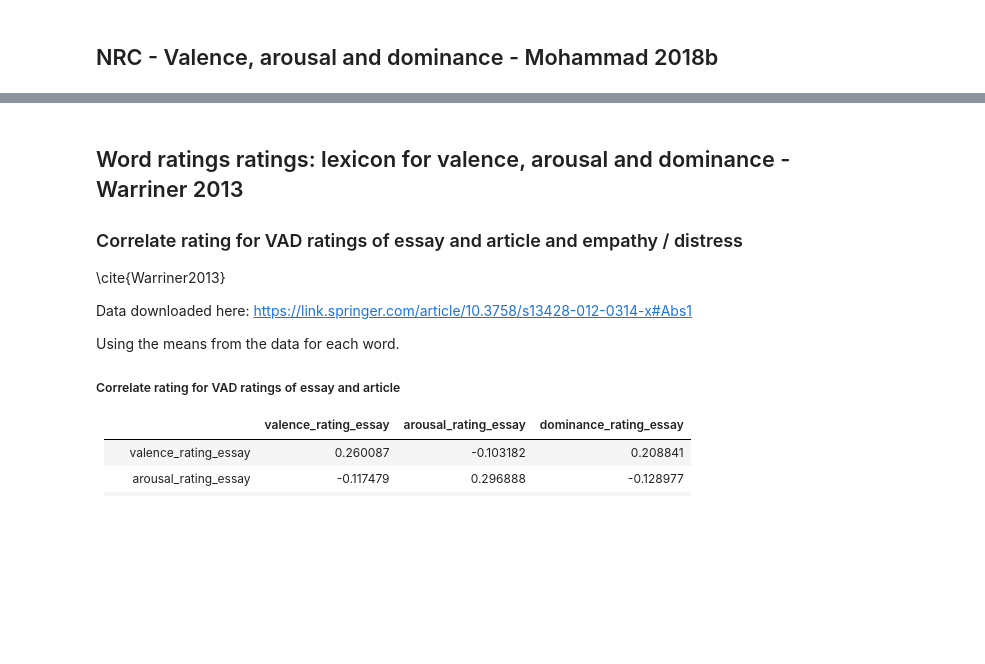
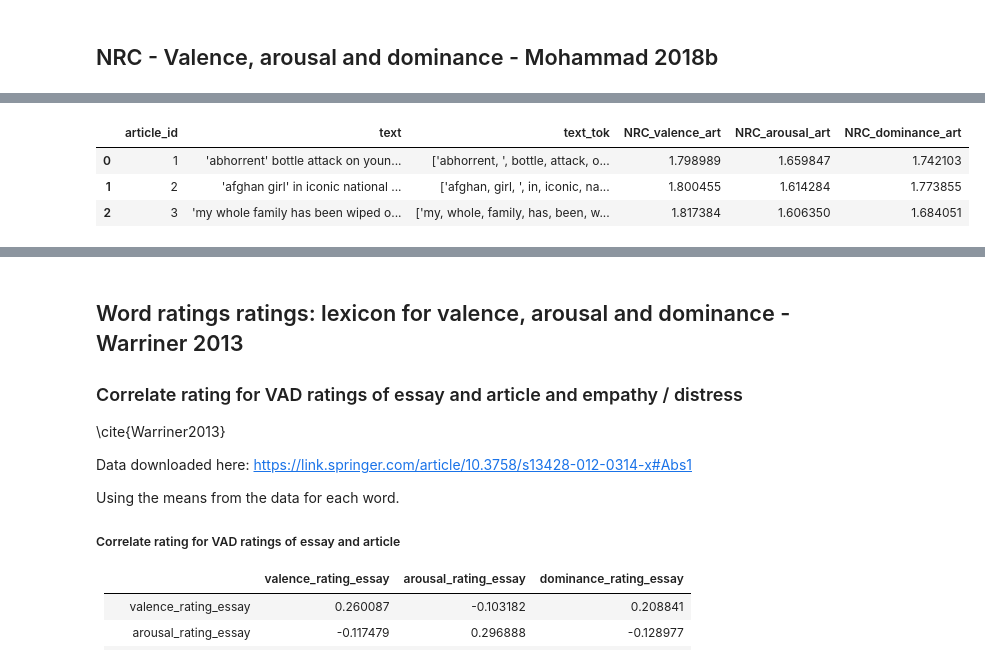
Before and after one commit to myrazma/2022_Masterthesis_Code, a Jupyter notebook: analysis/feature_development.ipynb, the cells around one changed output, grey strips where cells are left out. Cells and saved outputs as stored; diff of their text form; code cells hidden in the pictures; blank space fills up the shorter version.

```diff
--- a/analysis/feature_development.ipynb
+++ b/analysis/feature_development.ipynb
@@ -98,3 +98,8 @@ AIL_lex[:3]
 Downloaded here: http://saifmohammad.com/WebPages/nrc-vad.html
 
 20.000 words with translations
+# %%
+NRC_VAD_lex = pd.read_csv('../data/lexicon/NRC-VAD-Lexicon-Aug2018Release/NRC-VAD-Lexicon.txt', sep='\t', header=None)
+NRC_VAD_lex.columns = ['word', 'valence', 'arousal', 'dominance']
+NRC_VAD_lex = NRC_VAD_lex.set_index('word')
+NRC_VAD_lex[5:8]
@@ -448,0 +504,11 @@ AIL_joined[[col + '_sim' for col in AIL_lex.columns] + ['empathy', 'distress']].
+# %%
+NRC_VAD_articles = articles
+NRC_VAD_articles['NRC_valence_art'] = NRC_VAD_articles.text_tok.apply(lambda x: arvg_sent_rating_NRC_VAD(x, 'valence'))
+NRC_VAD_articles['NRC_arousal_art'] = NRC_VAD_articles.text_tok.apply(lambda x: arvg_sent_rating_NRC_VAD(x, 'arousal'))
+NRC_VAD_articles['NRC_dominance_art'] = NRC_VAD_articles.text_tok.apply(lambda x: arvg_sent_rating_NRC_VAD(x, 'dominance'))
+NRC_VAD_articles[:3]
+# %% [output]
+|  | article_id | text | text_tok | NRC_valence_art | NRC_arousal_art | NRC_dominance_art |
+| 0 | 1 | 'abhorrent' bottle attack on youn... | ['abhorrent, ', bottle, attack, o... | 1.798989 | 1.659847 | 1.742103 |
+| 1 | 2 | 'afghan girl' in iconic national ... | ['afghan, girl, ', in, iconic, na... | 1.800455 | 1.614284 | 1.773855 |
+| 2 | 3 | 'my whole family has been wiped o... | ['my, whole, family, has, been, w... | 1.817384 | 1.606350 | 1.684051 |
```
Also changed, not shown: parts of 12 cells of this notebook, 3 other files.
